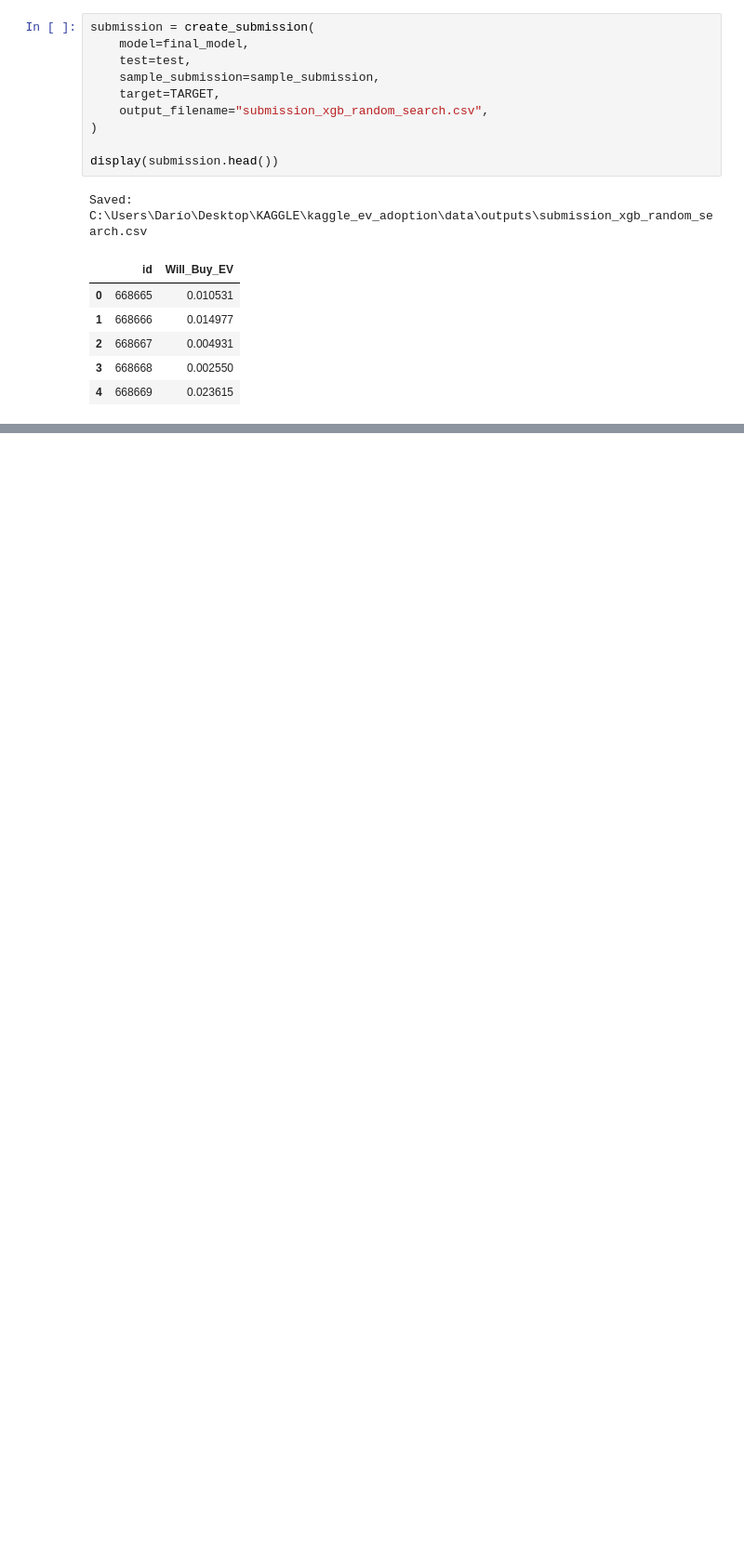
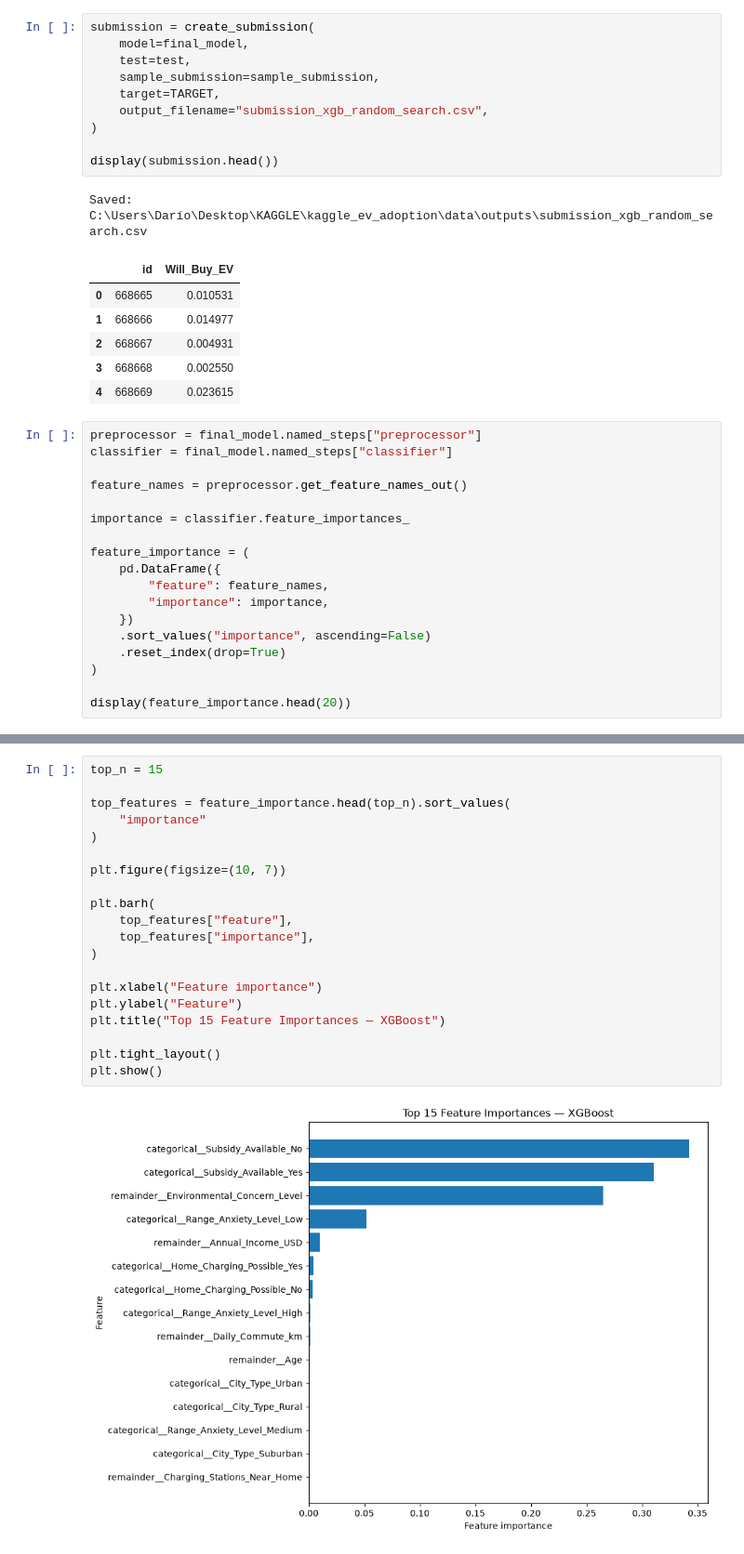
Before and after one commit to dario2002lr-coder/kaggle_ev_adoption, a Jupyter notebook: notebooks/04_xgboost_hyperparameter_search.ipynb, the cells around one changed output, grey strips where cells are left out. Shown at 93% size. Drawn from its saved outputs; the diff is of its cells as text; blank space fills up the shorter version.

```diff
--- a/notebooks/04_xgboost_hyperparameter_search.ipynb
+++ b/notebooks/04_xgboost_hyperparameter_search.ipynb
@@ -232,3 +233,21 @@ Saved: C:\Users\Darío\Desktop\KAGGLE\kaggle_ev_adoption\data\outputs\submission
 | 2 | 668667 | 0.004931 |
 | 3 | 668668 | 0.002550 |
 | 4 | 668669 | 0.023615 |
+# %%
+preprocessor = final_model.named_steps["preprocessor"]
+classifier = final_model.named_steps["classifier"]
+
+feature_names = preprocessor.get_feature_names_out()
+
+importance = classifier.feature_importances_
+
+feature_importance = (
+    pd.DataFrame({
+        "feature": feature_names,
+        "importance": importance,
+    })
+    .sort_values("importance", ascending=False)
+    .reset_index(drop=True)
+)
+
+display(feature_importance.head(20))
@@ -234,0 +272,22 @@ Saved: C:\Users\Darío\Desktop\KAGGLE\kaggle_ev_adoption\data\outputs\submission
+# %%
+top_n = 15
+
+top_features = feature_importance.head(top_n).sort_values(
+    "importance"
+)
+
+plt.figure(figsize=(10, 7))
+
+plt.barh(
+    top_features["feature"],
+    top_features["importance"],
+)
+
+plt.xlabel("Feature importance")
+plt.ylabel("Feature")
+plt.title("Top 15 Feature Importances — XGBoost")
+
+plt.tight_layout()
+plt.show()
+# %% [output]
+[figure, added]
```
Also changed, not shown: parts of 2 cells of this notebook, 3 other files.
